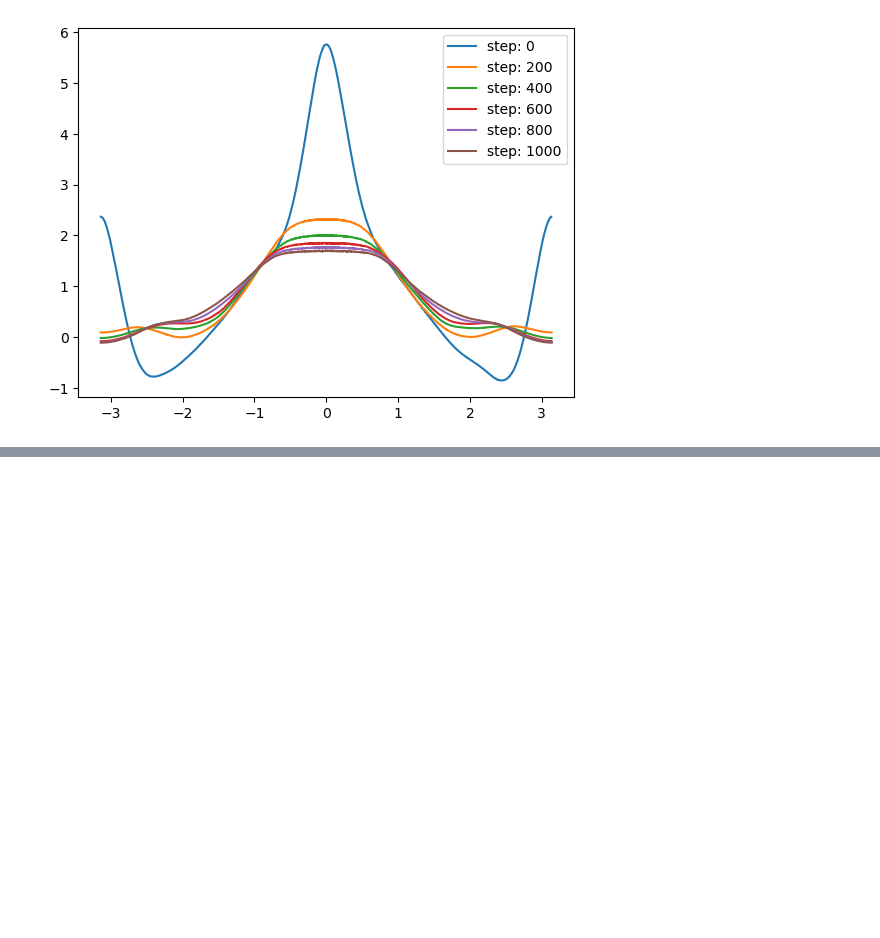
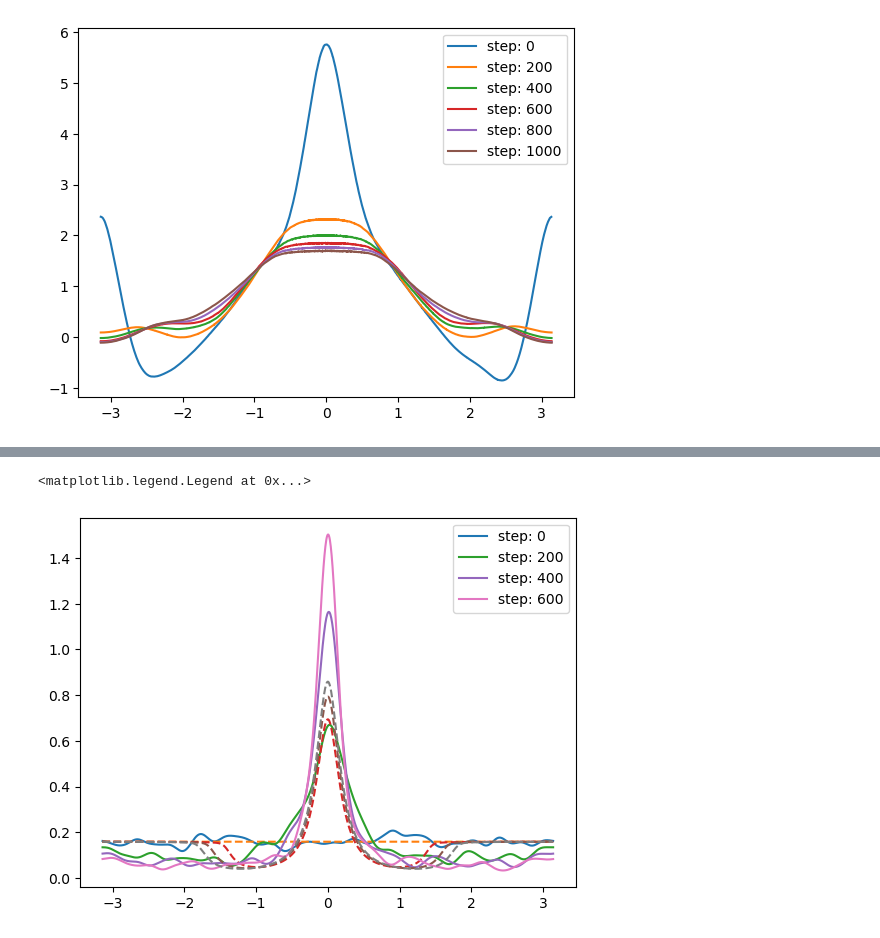
Before and after one commit to rbarboni/VarPro, a Jupyter notebook: VarPro_ReLU_1d_unbiased/Experiment.ipynb, the cells around one changed output, grey strips where cells are left out. Saved outputs shown, nothing was run; the diff lists cells and outputs as text; code cells hidden in the pictures; blank space fills up the shorter version.

```diff
--- a/VarPro_ReLU_1d_unbiased/Experiment.ipynb
+++ b/VarPro_ReLU_1d_unbiased/Experiment.ipynb
@@ -135,0 +142,23 @@ plt.yscale('log')
+# %%
+import gzip
+import pickle
+
+path = '../diffusion_relu1d_gamma100_ts-10.pkl.gz'
+with gzip.open(path, 'rb') as file:
+    f_list = pickle.load(file)
+# %%
+M = f_list.shape[1]
+X = np.linspace(-np.pi, np.pi, M+1)
+X = 0.5 * (X[1:]+X[:-1])
+
+for i in np.arange(0, 601, 200):
+    w = problem.state_list[i]['feature_model.weight'].numpy()
+    f = circle_to_line(w)
+
+    plt.plot(*gaussian_conv(f, scale=0.1), label=f'step: {i}')
+    plt.plot(X, f_list[i], '--')
+plt.legend()
+#plt.yscale('log')
+# %% [output]
+<matplotlib.legend.Legend at 0x...>
+[figure, added]
```
Also changed, not shown: parts of 13 cells of this notebook, 3 other files.
